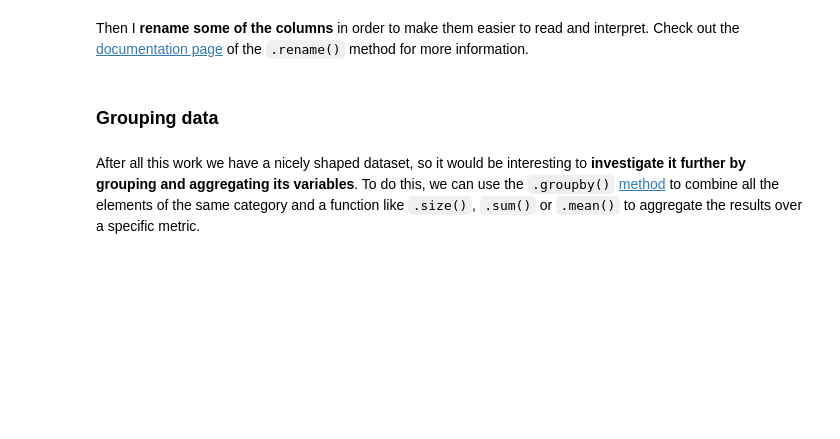
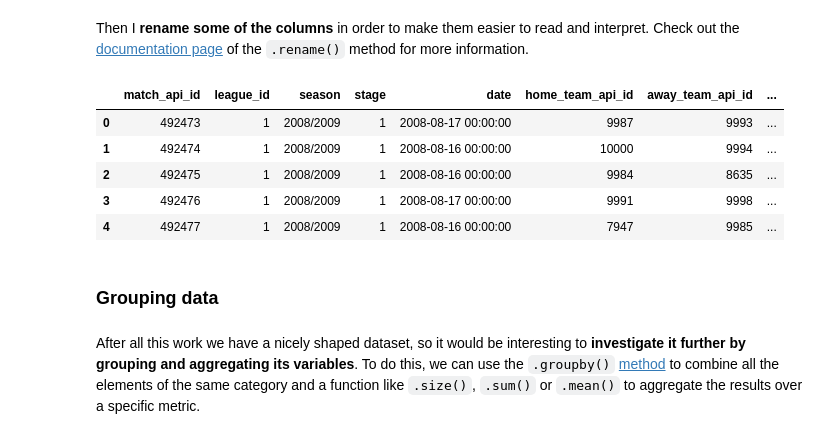
Before and after one commit to boolean-data-analytics/3.12.28-Pandas-Data-Wrangling, a Jupyter notebook: 3.12.28 Pandas Data Wrangling.ipynb, the cells around one changed output. Drawn from its saved outputs; the diff is of its cells as text; code cells hidden in the pictures; blank space fills up the shorter version.

```diff
--- a/3.12.28 Pandas Data Wrangling.ipynb
+++ b/3.12.28 Pandas Data Wrangling.ipynb
@@ -99,8 +258,16 @@ match.head()
 Then I **rename some of the columns** in order to make them easier to read and interpret. Check out the [documentation page](https://pandas.pydata.org/docs/reference/api/pandas.DataFrame.rename.html) of the `.rename()` method for more information.
 # %%
 # rename columns in the DataFrame
-match = match.rename(columns={"team_long_name_x": "home_team_name", "team_long_name_y": "away_team_name"})
+match = match.rename(columns={"team_long_name_x": "home_team_name",
+                              "team_long_name_y": "away_team_name"})
 match.head()
+# %% [output]
+|  | match_api_id | league_id | season | stage | date | home_team_api_id | away_team_api_id | ... |
+| 0 | 492473 | 1 | 2008/2009 | 1 | 2008-08-17 00:00:00 | 9987 | 9993 | ... |
+| 1 | 492474 | 1 | 2008/2009 | 1 | 2008-08-16 00:00:00 | 10000 | 9994 | ... |
+| 2 | 492475 | 1 | 2008/2009 | 1 | 2008-08-16 00:00:00 | 9984 | 8635 | ... |
+| 3 | 492476 | 1 | 2008/2009 | 1 | 2008-08-17 00:00:00 | 9991 | 9998 | ... |
+| 4 | 492477 | 1 | 2008/2009 | 1 | 2008-08-16 00:00:00 | 7947 | 9985 | ... |
 # %% [markdown]
 ### Grouping data
 # %% [markdown]
```
Also changed, not shown: parts of 42 cells of this notebook.
